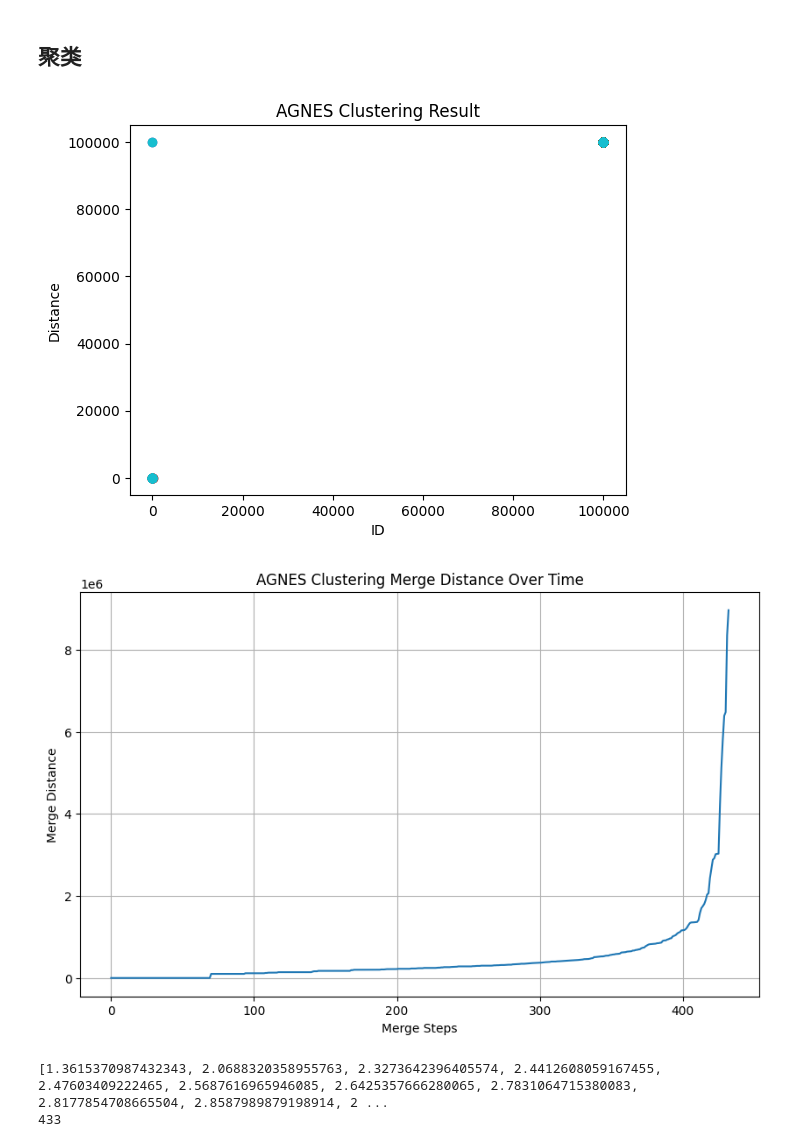
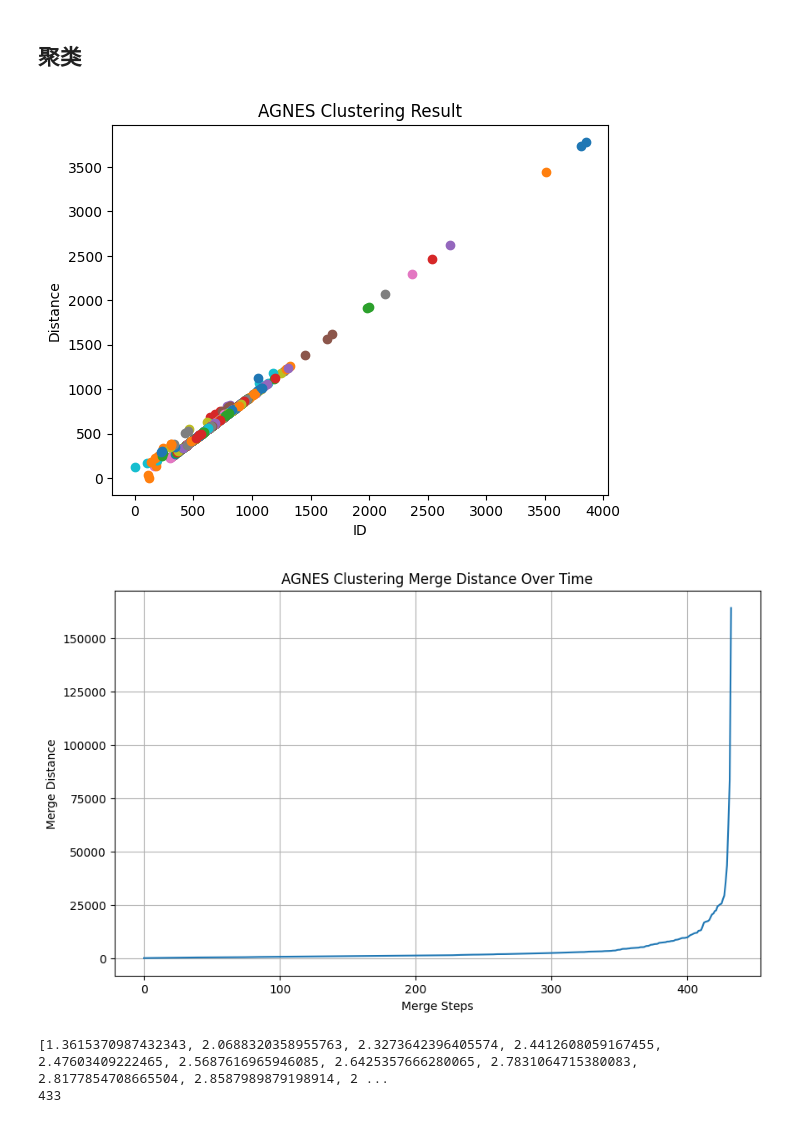
Before and after one commit to Sihan0229/XJTU-AUTO300527-homework, a Jupyter notebook: Pedestrian clustering/assignment3.ipynb, the cells around one changed output. Drawn from its saved outputs; the diff is of its cells as text; code cells hidden in the pictures.

```diff
--- a/Pedestrian clustering/assignment3.ipynb
+++ b/Pedestrian clustering/assignment3.ipynb
@@ -276,47 +276,48 @@ from scipy.cluster.hierarchy import linkage, fcluster
 import matplotlib.pyplot as plt
 
 # 读取距离矩阵
-distance_matrix_sum = np.load('average_distance_matrix.npy')
+#distance_matrix_sum = np.load('average_distance_matrix.npy')
+distance_matrix_sum = np.load('distance_matrix_sum.npy')
 
 # AGNES 聚类算法
 Z = linkage(distance_matrix_sum, method='ward')  # 选择'ward' 方法，适用于欧式距离矩阵
-max_clusters = 70  # 可以根据实际需要调整聚类数
+max_clusters = (434-220)  # 可以根据实际需要调整聚类数
 clusters = fcluster(Z, max_clusters, criterion='maxclust')
 
 # 保存合并结果距离
 merge_distances = []
 
 # 遍历合并过程
-for i in range(len(Z)):# 只显示聚类类别小于350的情况，因为后面的误差太大影响观察
+for i in range(len(Z)):
     # 合并结果中的每个合并步骤
     merge_distances.append(Z[i, 2])
 
 # 可视化聚类结果
 fig, ax = plt.subplots()
 for i in range(len(np.unique(clusters))):
     cluster_points = np.argwhere(clusters == i+1)
     ax.scatter(distance_matrix_sum[cluster_points, 0], distance_matrix_sum[cluster_points, 1], label=f'Cluster {i}')
 
 ax.set_xlabel('ID')
 ax.set_ylabel('Distance')
 ax.set_title('AGNES Clustering Result')
 ##ax.legend()
 plt.show()
 
 # 画折线图展示合并距离变化
 plt.figure(figsize=(10, 6))
 plt.plot(range(len(merge_distances)), merge_distances)
 plt.xlabel('Merge Steps')
 plt.ylabel('Merge Distance')
 plt.title('AGNES Clustering Merge Distance Over Time')
 plt.grid()
 plt.show()
 
 # 输出聚类结果
-np.savetxt('ave_agnes_clustered_results.txt', clusters, fmt='%d', delimiter=' ')
+np.savetxt('214_clustered_results.txt', clusters, fmt='%d', delimiter=' ')
 # %% [output]
-[figure, old version]
+[figure, new version]
-[figure, old version]
+[figure, new version]
 # %%
 print(merge_distances)
 print(len(merge_distances))
```
Also changed, not shown: parts of 7 cells of this notebook, 5 other files.
